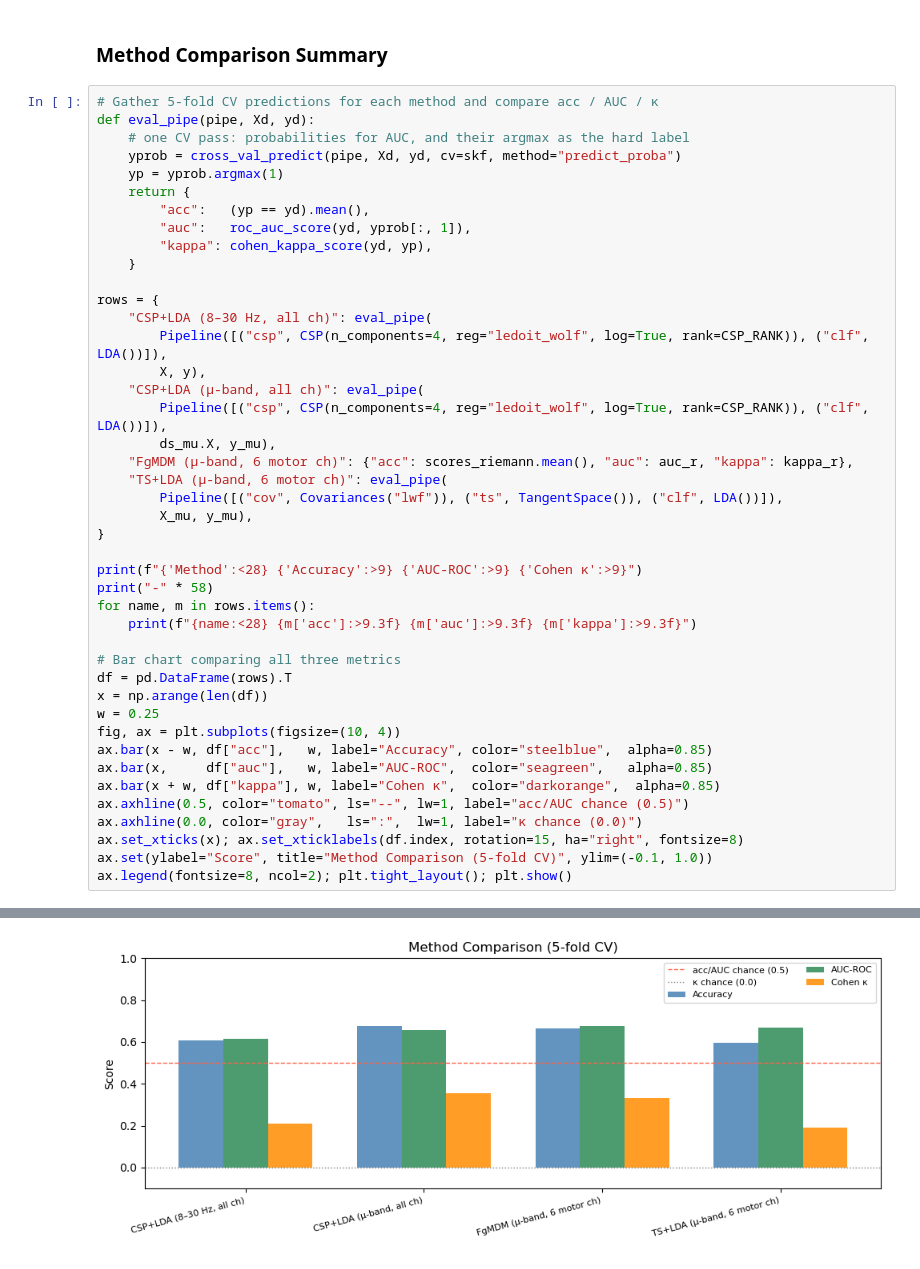
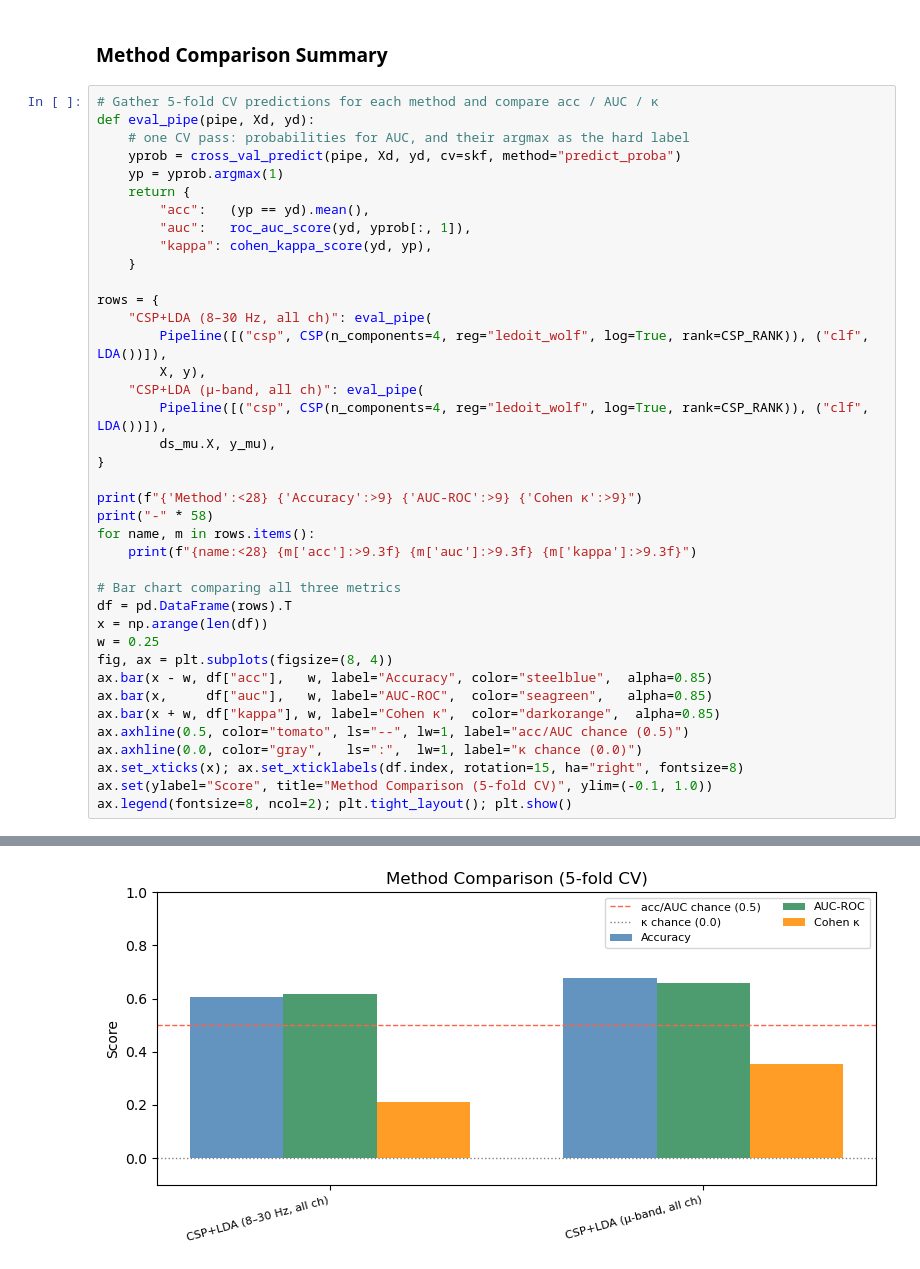
Before and after one commit to yama60511/MotorImageryDemo, a Jupyter notebook: notebooks/01_csp_ml_classical_decoder.ipynb, the cells around one changed output, grey strips where cells are left out. Cells and saved outputs as stored; diff of their text form.

```diff
--- a/notebooks/01_csp_ml_classical_decoder.ipynb
+++ b/notebooks/01_csp_ml_classical_decoder.ipynb
@@ -461,10 +424,6 @@ rows = {
     "CSP+LDA (μ-band, all ch)": eval_pipe(
         Pipeline([("csp", CSP(n_components=4, reg="ledoit_wolf", log=True, rank=CSP_RANK)), ("clf", LDA())]),
         ds_mu.X, y_mu),
-    "FgMDM (μ-band, 6 motor ch)": {"acc": scores_riemann.mean(), "auc": auc_r, "kappa": kappa_r},
-    "TS+LDA (μ-band, 6 motor ch)": eval_pipe(
-        Pipeline([("cov", Covariances("lwf")), ("ts", TangentSpace()), ("clf", LDA())]),
-        X_mu, y_mu),
 }
 
 print(f"{'Method':<28} {'Accuracy':>9} {'AUC-ROC':>9} {'Cohen κ':>9}")
@@ -476,7 +435,7 @@ for name, m in rows.items():
 df = pd.DataFrame(rows).T
 x = np.arange(len(df))
 w = 0.25
-fig, ax = plt.subplots(figsize=(10, 4))
+fig, ax = plt.subplots(figsize=(8, 4))
 ax.bar(x - w, df["acc"],   w, label="Accuracy", color="steelblue",  alpha=0.85)
 ax.bar(x,     df["auc"],   w, label="AUC-ROC",  color="seagreen",   alpha=0.85)
 ax.bar(x + w, df["kappa"], w, label="Cohen κ",  color="darkorange",  alpha=0.85)
@@ -495,4 +452,4 @@ TS+LDA (μ-band, 6 motor ch)      0.596     0.669     0.192
-[figure, old version]
+[figure, new version]
 # %% [markdown]
 ## 7. Summary and Exercises
 
```
Also changed, not shown: parts of 7 cells of this notebook.
